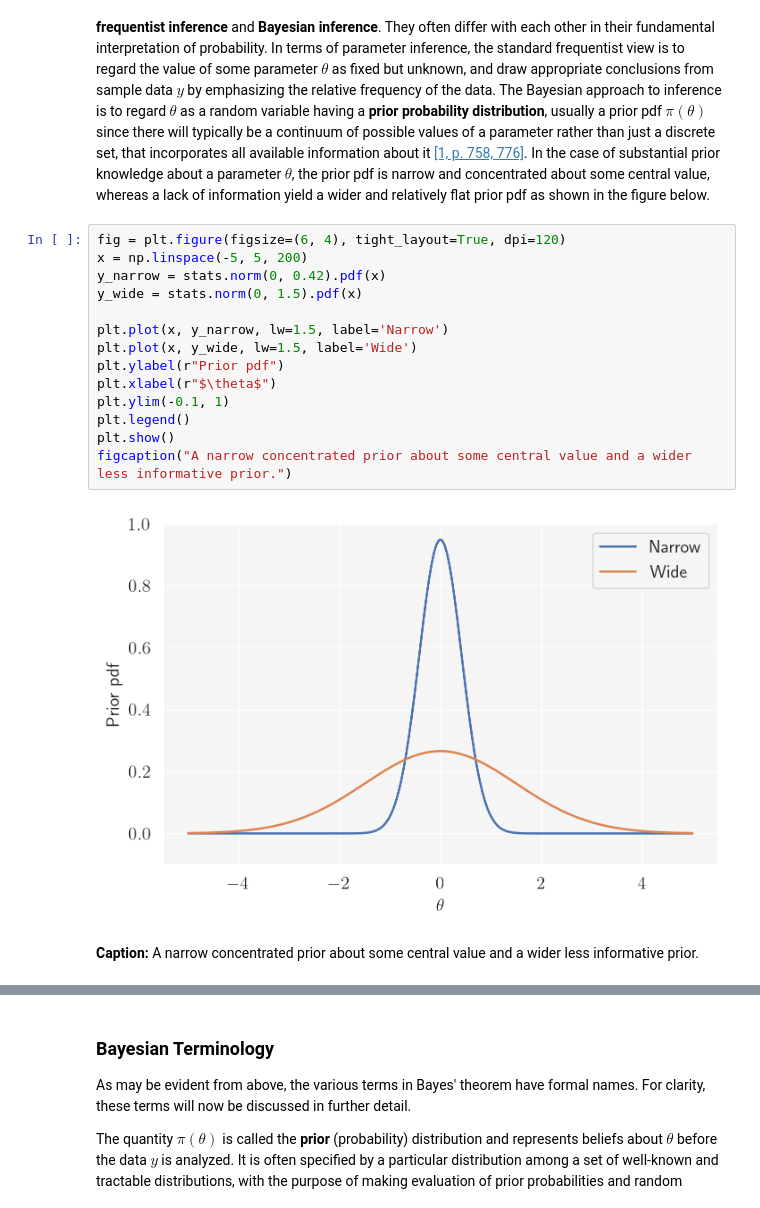
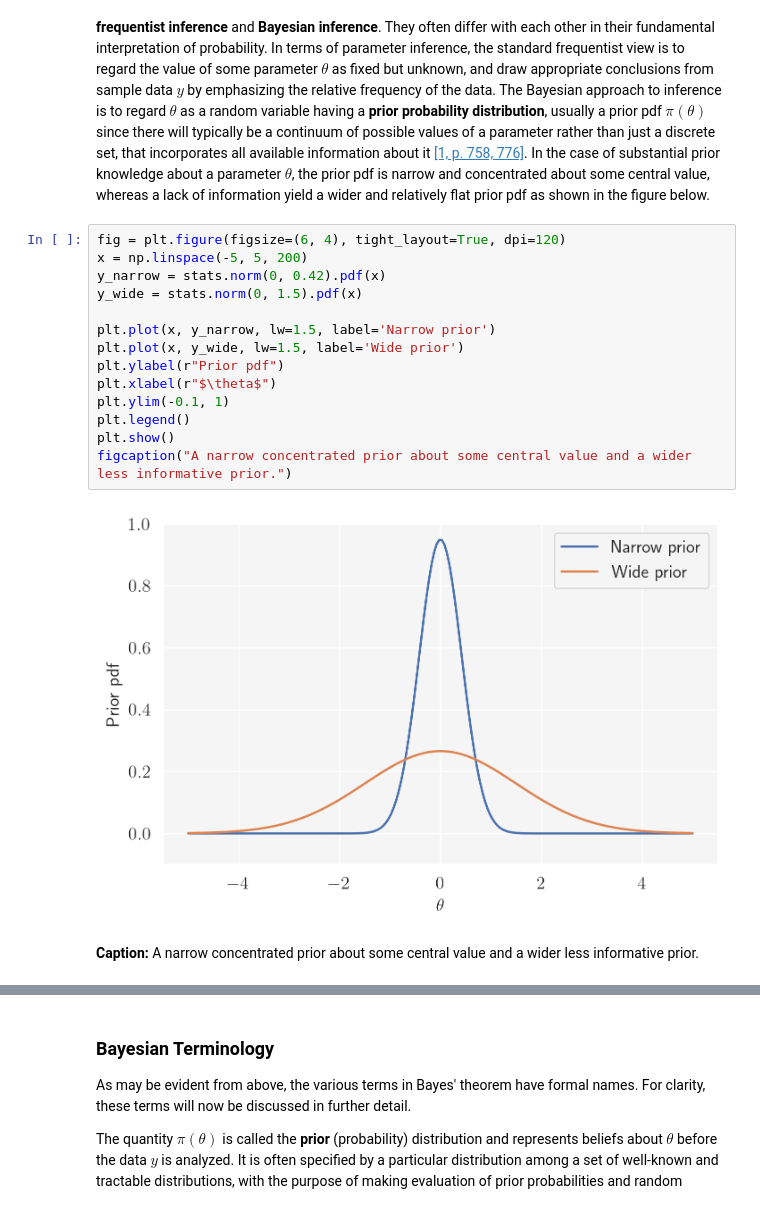
Before and after one commit to nicolossus/Master-thesis, a Jupyter notebook: notebooks/development/B. Bayesian Inference.ipynb, the cells around one changed output, grey strips where cells are left out. Saved outputs shown, nothing was run; the diff lists cells and outputs as text.

```diff
--- a/notebooks/development/B. Bayesian Inference.ipynb
+++ b/notebooks/development/B. Bayesian Inference.ipynb
@@ -99,19 +104,19 @@ In statistical inference, there are, broadly speaking, two paradigms for the ana
 # %%
 fig = plt.figure(figsize=(6, 4), tight_layout=True, dpi=120)
 x = np.linspace(-5, 5, 200)
 y_narrow = stats.norm(0, 0.42).pdf(x)
 y_wide = stats.norm(0, 1.5).pdf(x)
 
-plt.plot(x, y_narrow, lw=1.5, label='Narrow')
-plt.plot(x, y_wide, lw=1.5, label='Wide')
+plt.plot(x, y_narrow, lw=1.5, label='Narrow prior')
+plt.plot(x, y_wide, lw=1.5, label='Wide prior')
 plt.ylabel(r"Prior pdf")
 plt.xlabel(r"$\theta$")
 plt.ylim(-0.1, 1)
 plt.legend()
 plt.show()
 figcaption("A narrow concentrated prior about some central value and a wider less informative prior.")
 # %% [output]
-[figure, old version]
+[figure, new version]
 Caption: A narrow concentrated prior about some central value and a wider less informative prior.
 # %% [markdown]
 In order to make probability statements about $\theta$ given sample data $y$, a probabilistic model representing the joint probability distribution for $\theta$ and $y$ must be provided [[2, p. 6]](#references). The joint pmf or pdf can be written as a product of the prior distribution $p(\theta)$ and the conditional **sampling distribution** $p(y \mid \theta)$:
```
Also changed, not shown: parts of 10 cells of this notebook, 5 other files.
